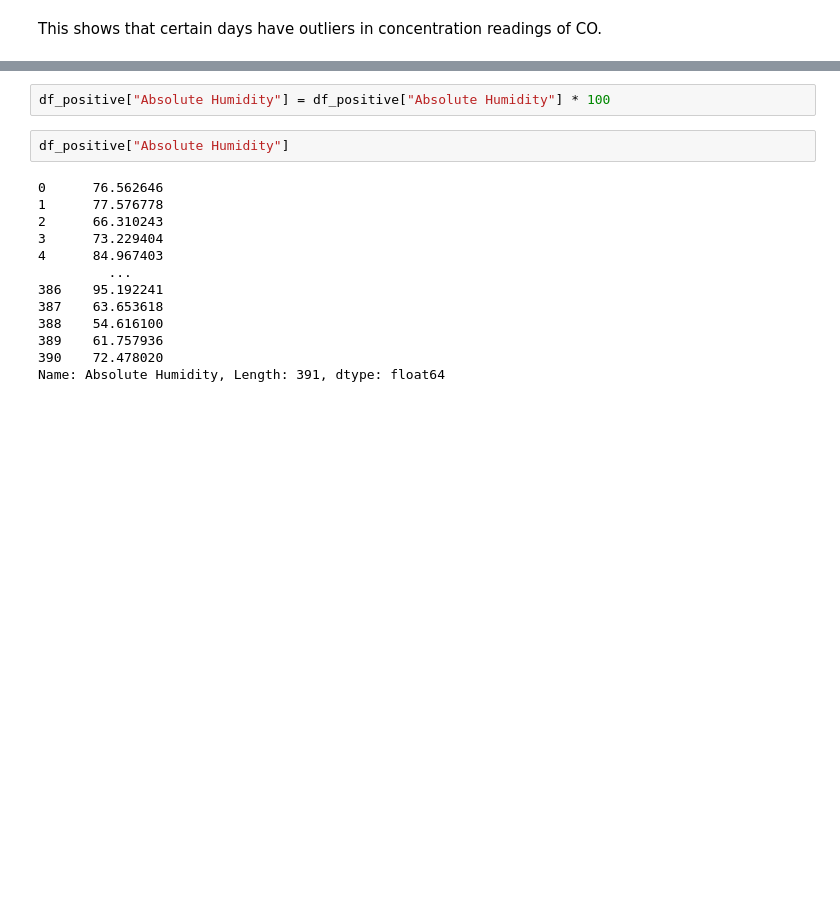
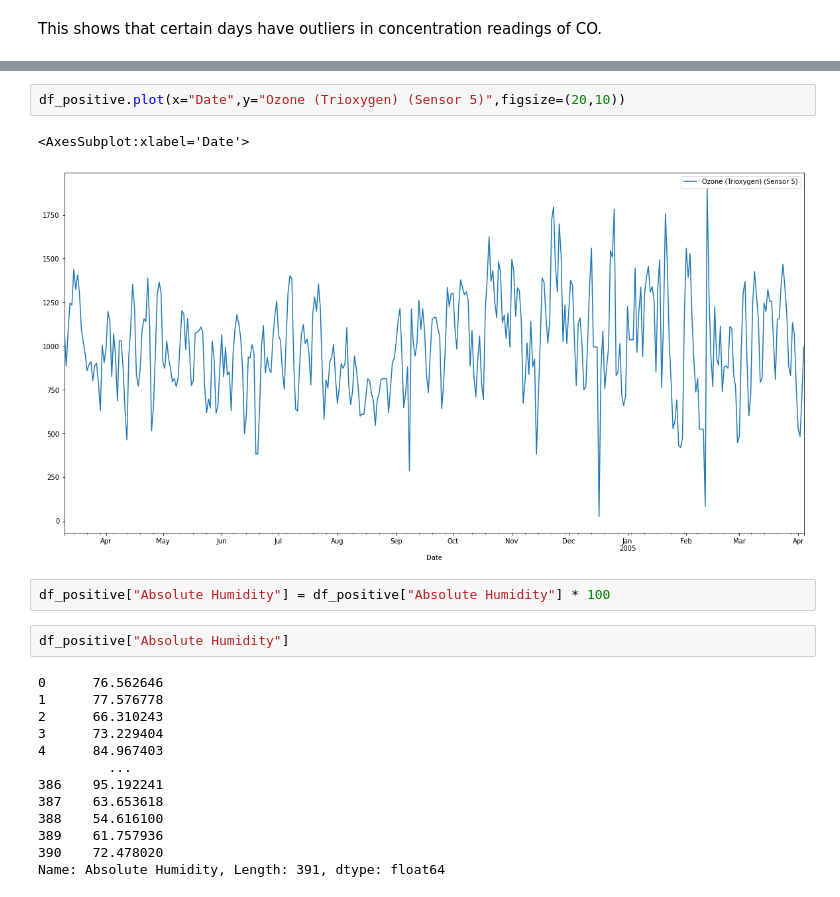
Before and after one commit to vinaythiru/DataProjects, a Jupyter notebook: AirQualityUCI.ipynb, the cells around one changed output, grey strips where cells are left out. Drawn from its saved outputs; the diff is of its cells as text; blank space fills up the shorter version.

```diff
--- a/AirQualityUCI.ipynb
+++ b/AirQualityUCI.ipynb
@@ -236,3 +292,8 @@ df_positive.plot(x="Date",y=['Nitrogen Dioxide (Reference)','Nitrogen Dioxide (S
+# %%
+df_positive.plot(x="Date",y="Ozone (Trioxygen) (Sensor 5)",figsize=(20,10))
+# %% [output]
+<AxesSubplot:xlabel='Date'>
+[figure, added]
 # %%
 df_positive["Absolute Humidity"] = df_positive["Absolute Humidity"] * 100
 # %%
```
Also changed, not shown: parts of 29 cells of this notebook.
